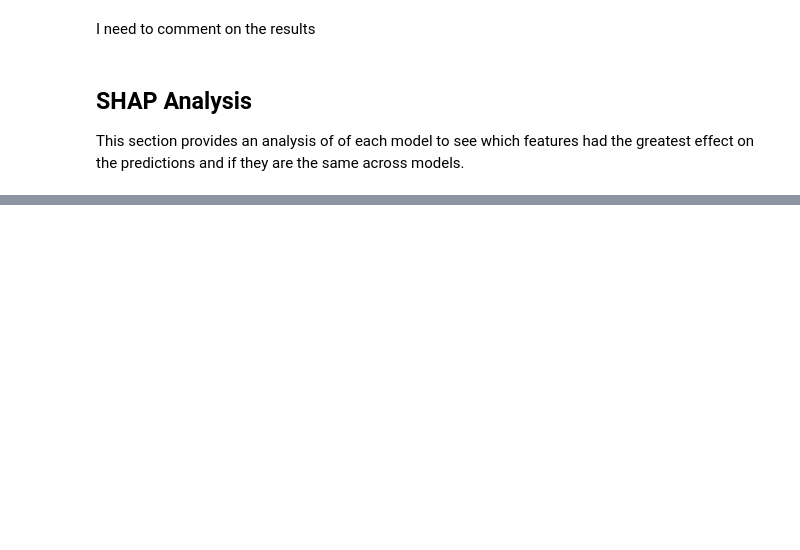
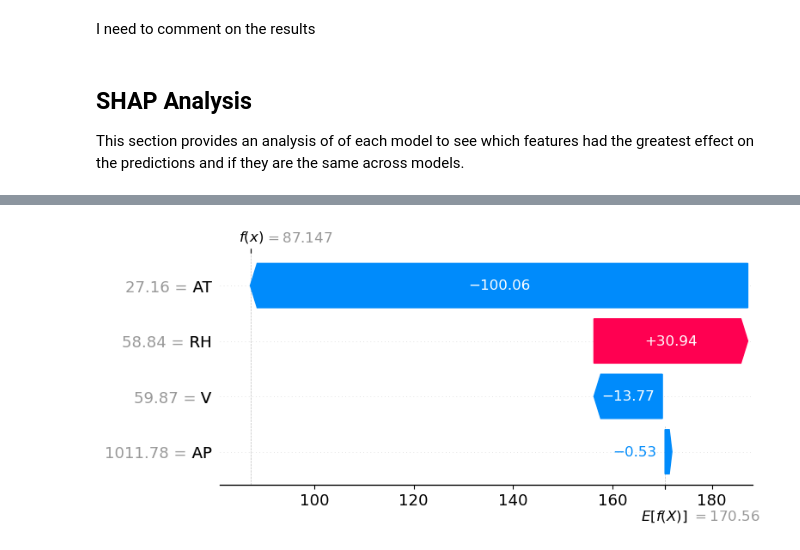
Before and after one commit to cmurray4492/ml_projects, a Jupyter notebook: CCPP_Analysis.ipynb, the cells around one changed output, grey strips where cells are left out. Drawn from its saved outputs; the diff is of its cells as text; code cells hidden in the pictures; blank space fills up the shorter version.

```diff
--- a/CCPP_Analysis.ipynb
+++ b/CCPP_Analysis.ipynb
@@ -545,0 +582,4 @@ This section provides an analysis of of each model to see which features had the
+# %%
+shap.plots.waterfall(shap_values_LR[11])
+# %% [output]
+[figure, added]
```
Also changed, not shown: parts of 21 cells of this notebook.
